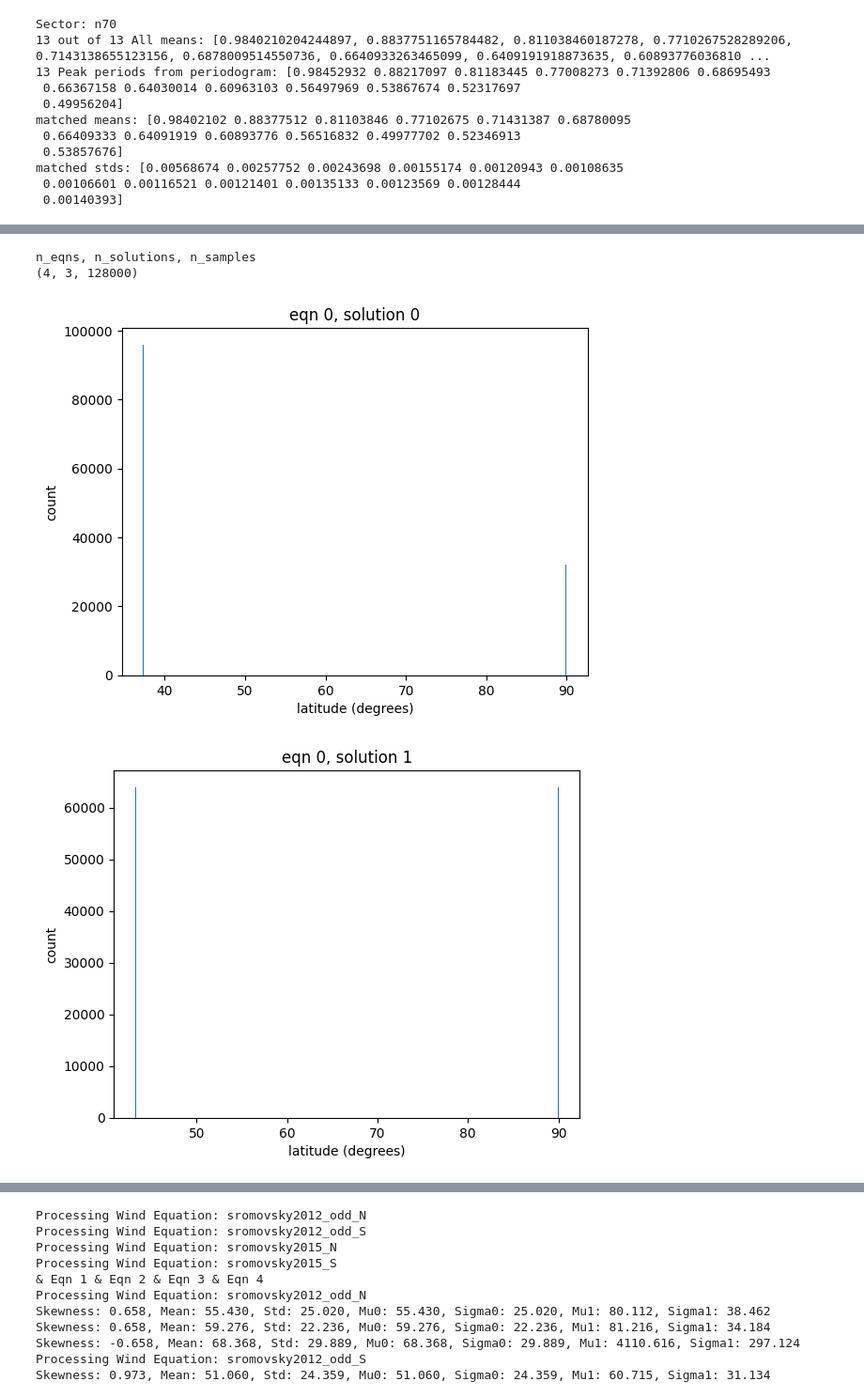
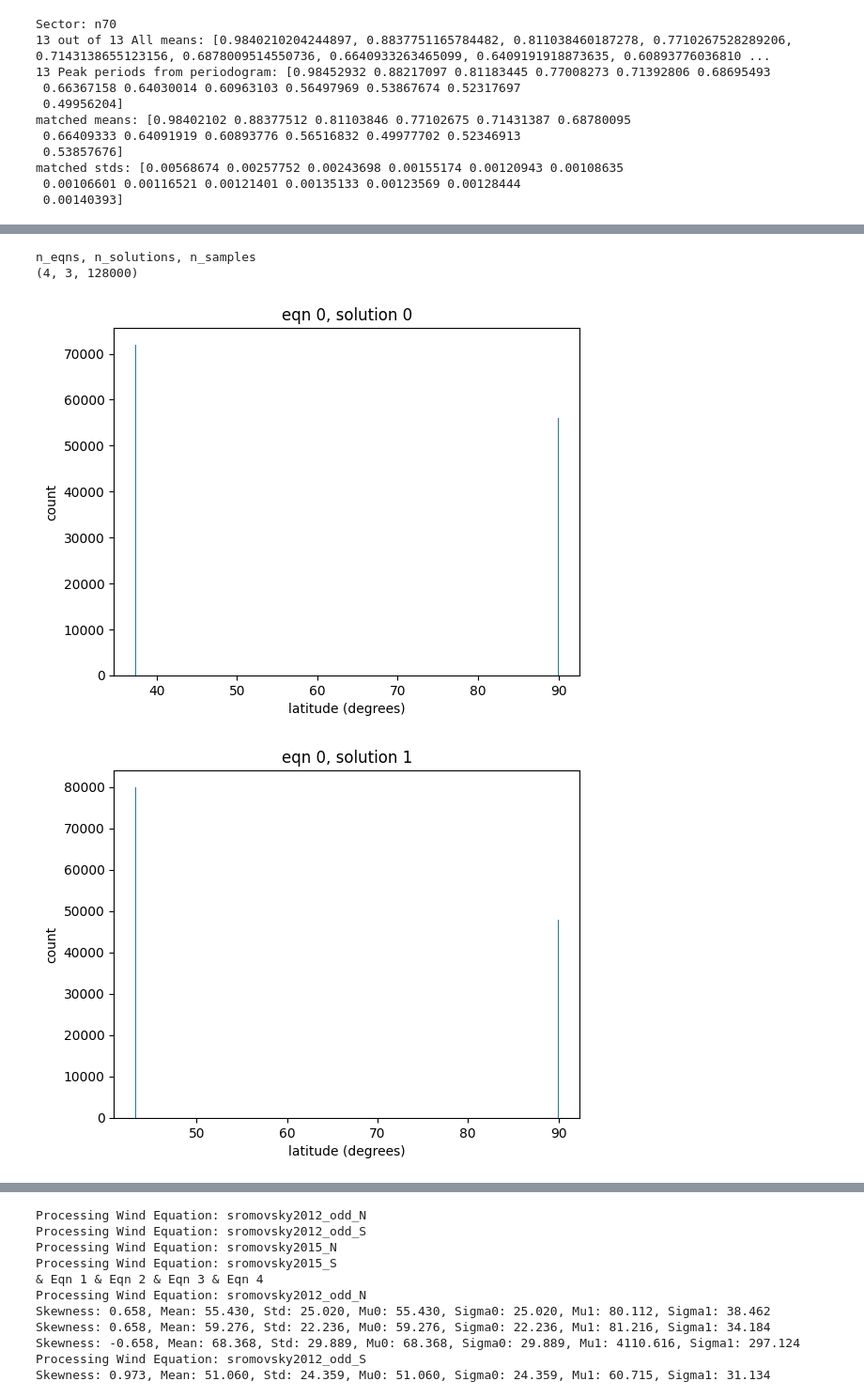
Before and after one commit to kenny-phan/tess-ice-giants, a Jupyter notebook: tess-ice-giants/frequency_analysis/tutorial.ipynb, the cells around one changed output, grey strips where cells are left out. Shown at 94% size. Saved outputs shown, nothing was run; the diff lists cells and outputs as text; code cells hidden in the pictures.

```diff
--- a/tess-ice-giants/frequency_analysis/tutorial.ipynb
+++ b/tess-ice-giants/frequency_analysis/tutorial.ipynb
@@ -184,7 +184,8 @@ nRp_err = 30000
 nP_err = 0.0002
 # %%
 from mcmc import save_mcmc
-
+# uranus s43 as a test sector
+planet_sectors = ["u43"]
 # load in the clusters
 cluster_list = []
 for sector in planet_sectors:
@@ -257,24 +246,24 @@ for sector in planet_sectors:
 # %%
 import matplotlib.pyplot as plt
 
-u43_phi_dist = mcmc_list[1]["phi_distributions"]
+u43_phi_dist = mcmc_list[0]["phi_distributions"]
 print("n_eqns, n_solutions, n_samples")
 print(u43_phi_dist.shape)
 
 for i in range(u43_phi_dist.shape[0]):
     for j in range(u43_phi_dist.shape[1]):
         plt.figure()
         plt.hist(u43_phi_dist[i, j, :], bins=500)
         plt.title(f"eqn {i}, solution {j}")
         plt.xlabel("latitude (degrees)")
         plt.ylabel("count")
         plt.show()
 
 # from mcmc import fit_all_distributions
 
 # all_means, all_stds = fit_all_distributions(u43_phi_dist, ur_wind_eqn_strings, verbose=True)
 # %% [output]
 n_eqns, n_solutions, n_samples
 (4, 3, 128000)
-[figure, old version]
+[figure, new version]
-[figure, old version]
+[figure, new version]
```
Also changed, not shown: parts of 2 cells of this notebook, 2 other files.
